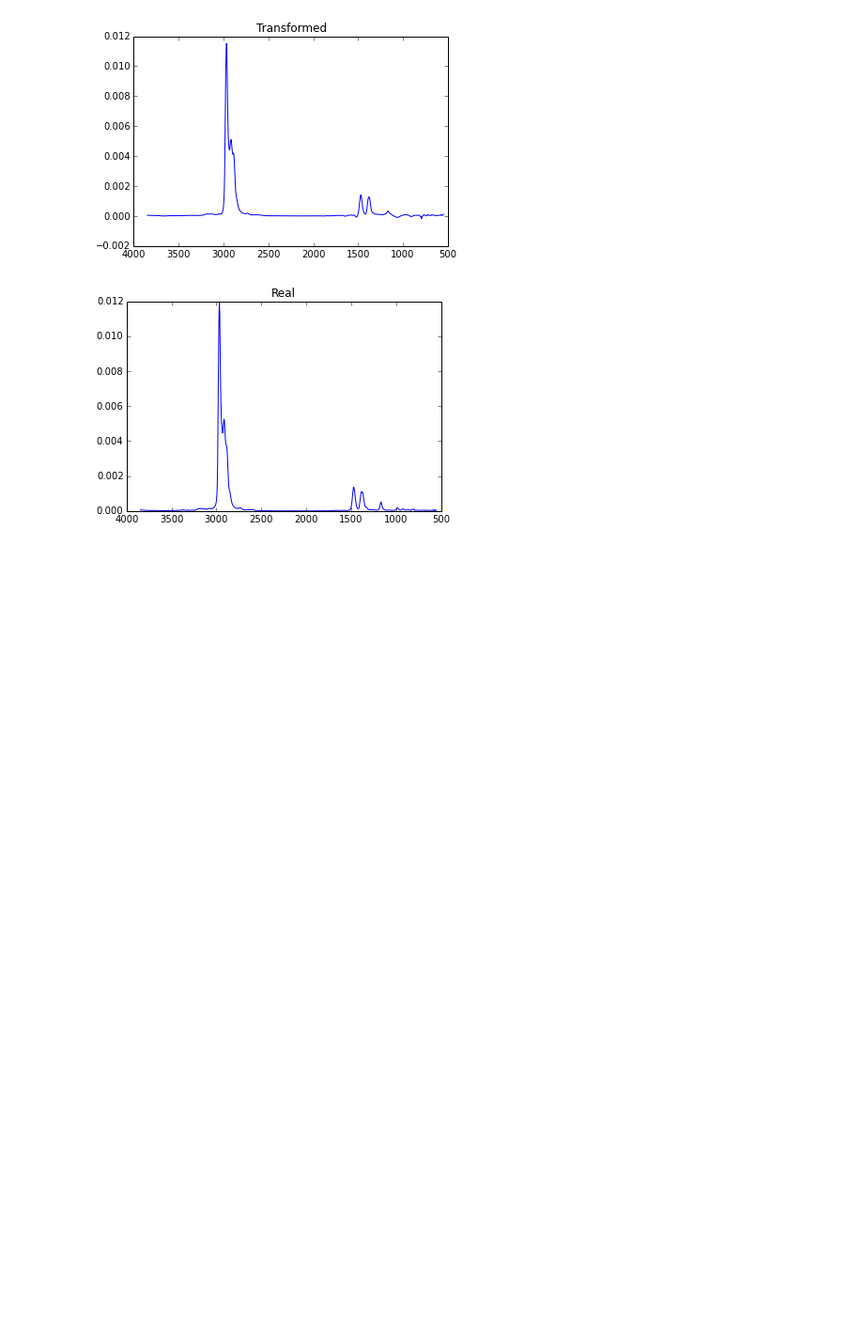
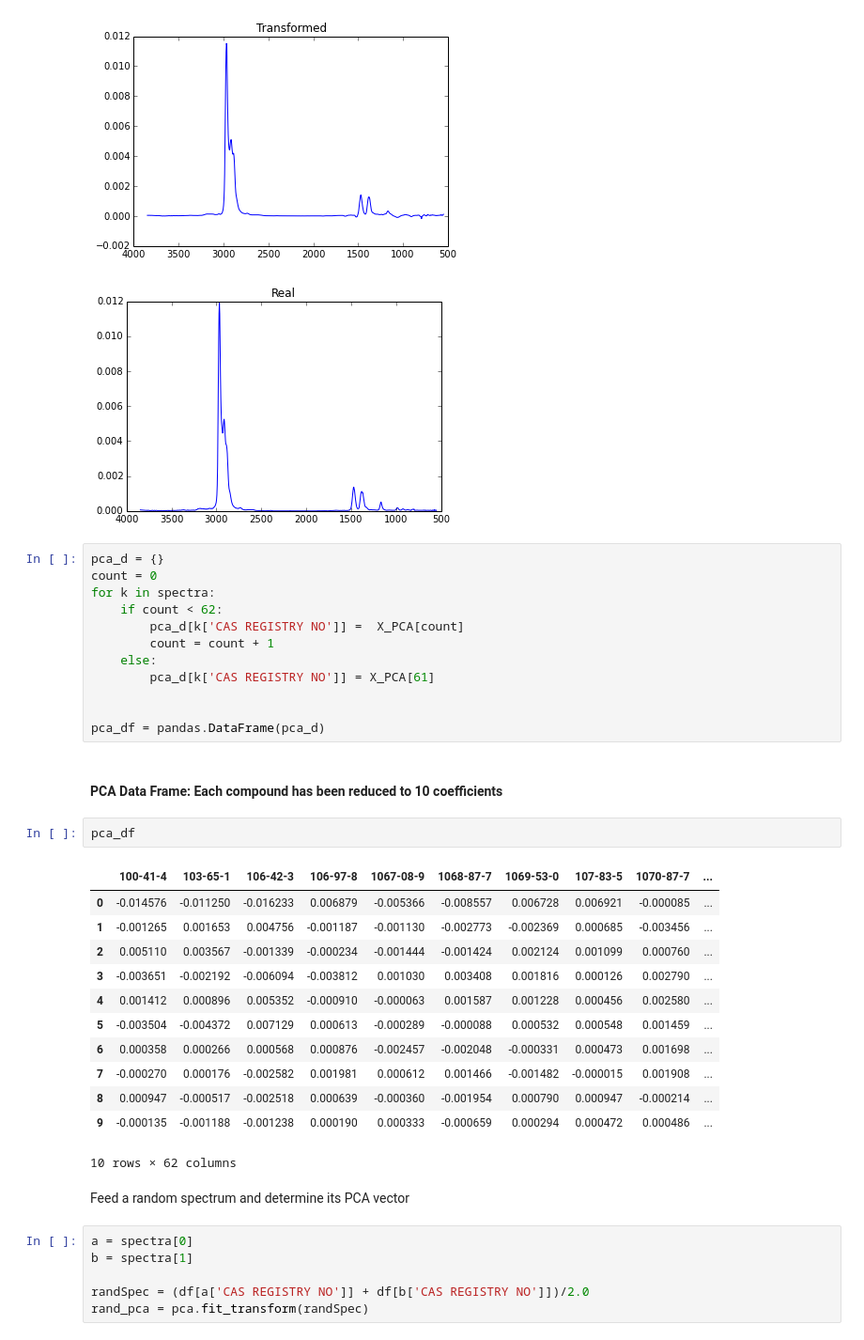
Before and after one commit to BrandonJvV/OctaneNumber, a Jupyter notebook: Normalization.ipynb, the cells around one changed output. Shown at 94% size. Drawn from its saved outputs; the diff is of its cells as text; blank space fills up the shorter version.

```diff
--- a/Normalization.ipynb
+++ b/Normalization.ipynb
@@ -110,3 +110,40 @@ title("Real")
 <matplotlib.text.Text at 0x...>
 [figure]
 [figure]
+# %%
+pca_d = {}
+count = 0
+for k in spectra:
+    if count < 62:
+        pca_d[k['CAS REGISTRY NO']] =  X_PCA[count]
+        count = count + 1
+    else:
+        pca_d[k['CAS REGISTRY NO']] = X_PCA[61]
+
+
+pca_df = pandas.DataFrame(pca_d)
+# %% [markdown]
+#### PCA Data Frame: Each compound has been reduced to 10 coefficients
+# %%
+pca_df
+# %% [output]
+|  | 100-41-4 | 103-65-1 | 106-42-3 | 106-97-8 | 1067-08-9 | 1068-87-7 | 1069-53-0 | 107-83-5 | 1070-87-7 | ... |
+| 0 | -0.014576 | -0.011250 | -0.016233 | 0.006879 | -0.005366 | -0.008557 | 0.006728 | 0.006921 | -0.000085 | ... |
+| 1 | -0.001265 | 0.001653 | 0.004756 | -0.001187 | -0.001130 | -0.002773 | -0.002369 | 0.000685 | -0.003456 | ... |
+| 2 | 0.005110 | 0.003567 | -0.001339 | -0.000234 | -0.001444 | -0.001424 | 0.002124 | 0.001099 | 0.000760 | ... |
+| 3 | -0.003651 | -0.002192 | -0.006094 | -0.003812 | 0.001030 | 0.003408 | 0.001816 | 0.000126 | 0.002790 | ... |
+| 4 | 0.001412 | 0.000896 | 0.005352 | -0.000910 | -0.000063 | 0.001587 | 0.001228 | 0.000456 | 0.002580 | ... |
+| 5 | -0.003504 | -0.004372 | 0.007129 | 0.000613 | -0.000289 | -0.000088 | 0.000532 | 0.000548 | 0.001459 | ... |
+| 6 | 0.000358 | 0.000266 | 0.000568 | 0.000876 | -0.002457 | -0.002048 | -0.000331 | 0.000473 | 0.001698 | ... |
+| 7 | -0.000270 | 0.000176 | -0.002582 | 0.001981 | 0.000612 | 0.001466 | -0.001482 | -0.000015 | 0.001908 | ... |
+| 8 | 0.000947 | -0.000517 | -0.002518 | 0.000639 | -0.000360 | -0.001954 | 0.000790 | 0.000947 | -0.000214 | ... |
+| 9 | -0.000135 | -0.001188 | -0.001238 | 0.000190 | 0.000333 | -0.000659 | 0.000294 | 0.000472 | 0.000486 | ... |
+10 rows × 62 columns
+# %% [markdown]
+Feed a random spectrum and determine its PCA vector
+# %%
+a = spectra[0]
+b = spectra[1]
+
+randSpec = (df[a['CAS REGISTRY NO']] + df[b['CAS REGISTRY NO']])/2.0
+rand_pca = pca.fit_transform(randSpec)
```
Also changed, not shown: parts of 3 cells of this notebook.
